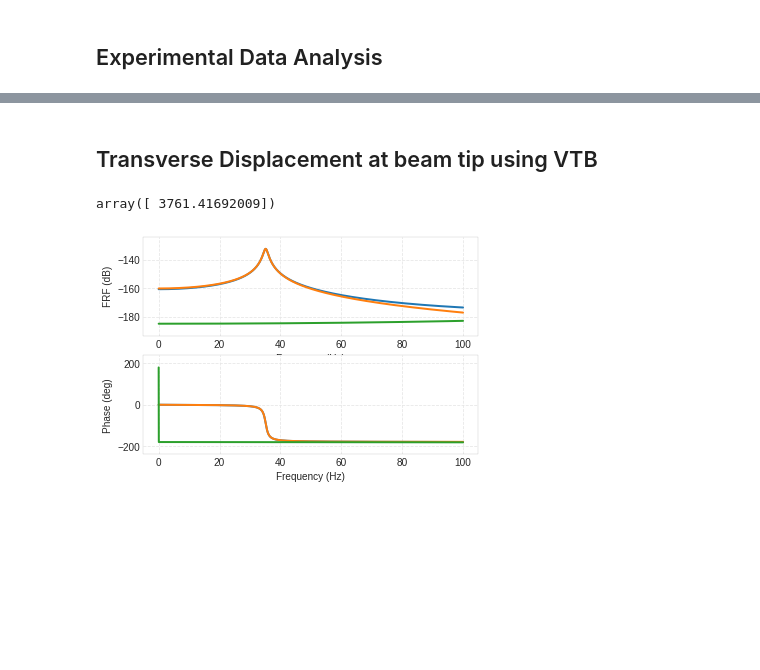
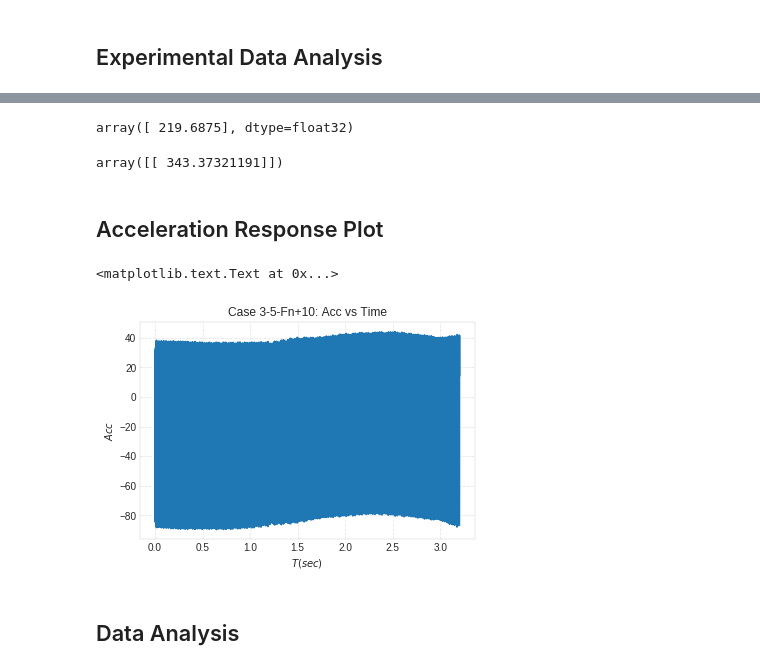
Before and after one commit to josephcslater/MechanicalVibrationLab, a Jupyter notebook: source/labnotes/Lab3.ipynb, the cells around one changed output, grey strips where cells are left out. Drawn from its saved outputs; the diff is of its cells as text; code cells hidden in the pictures; blank space fills up the shorter version.

```diff
--- a/source/labnotes/Lab3.ipynb
+++ b/source/labnotes/Lab3.ipynb
@@ -543,11 +47,0 @@ array([ 122.27580516])
-# %%
-%matplotlib inline
-mat_contents=sio.loadmat('Case3-4-Fn-20.mat')
-c = mat_contents['Freq_domain']
-d = mat_contents['PSD_chan_2']
-plt.plot(c,d)
-plt.grid('on')
-plt.xlabel('$Freq,Hz$')
-plt.ylabel('$PSD,W$')
-plt.title('$PSD$ versus $Freq$')
-plt.show()
@@ -585,11 +47,0 @@ array([ 1.06112647], dtype=float32)
-# %%
-%matplotlib inline
-mat_contents=sio.loadmat('Case3-6-Fn+20.mat')
-c = mat_contents['Freq_domain']
-d = mat_contents['PSD_chan_2']
-plt.plot(c,d)
-plt.grid('on')
-plt.xlabel('$Freq,Hz$')
-plt.ylabel('$PSD,W$')
-plt.title('$PSD$ versus $Freq$')
-plt.show()
@@ -648,16 +48,41 @@ array([ 3761.41692009])
-# %% [markdown]
-## Transverse Displacement at beam tip using VTB
-# %%
-vtb.euler_beam_frf(xin=l/2, xout=l, fmin=0.0, fmax=100.0, zeta=0.02,
-                   bctype=2, npoints=1600,
-                   beamparams=np.array([E, I,
-r, A, l]))
-
-admittanceEnd = np.abs(H[1600])
-excitationforce=100
-displacementEnd = admittanceEnd*excitationforce
-displacementEnd
-#admittanceEnd
-# %% [output]
-array([ 3761.41692009])
-[figure, removed]
+# %%
+mat_contents=sio.loadmat('Case3-5-Fn+10.mat')
+Freq_domain = mat_contents['Freq_domain']
+PSD_chan_2 = mat_contents['PSD_chan_2']
+#Driving Freqency
+
+y=np.where(PSD_chan_2==PSD_chan_2.max())
+
+wr=(Freq_domain[y]) #in Hz
+[a,b]=np.where(A==max(A));
+#PSD_chan_2
+wr
+# %% [output]
+array([ 219.6875], dtype=float32)
+# %%
+mat_contents=sio.loadmat('Case3-1')
+Freq_domain = mat_contents['Freq_domain']
+Hf_chan_2 = mat_contents['Hf_chan_2']
+HI=abs(Hf_chan_2);
+h=HI[a]#inertance in 1/kg
+h
+# %% [output]
+array([[ 343.37321191]])
+# %% [markdown]
+Acceleration Response Plot
+---------------------------------
+# %%
+
+mat_contents=sio.loadmat('Case3-5-Fn+10')
+Time_domain = mat_contents['Time_domain']
+Time_chan_2 = mat_contents['Time_chan_2']
+plt.plot(Time_domain,(Time_chan_2*9.81))
+plt.title('Case 3-5-Fn+10: Acc vs Time')
+plt.xlabel('$T(sec)$')
+plt.ylabel('$Acc$')#  Disp vs Time
+# %% [output]
+<matplotlib.text.Text at 0x...>
+[figure, added]
+# %% [markdown]
+Data Analysis
+---------------
```
Also changed, not shown: parts of 44 cells of this notebook, 2 other files.
